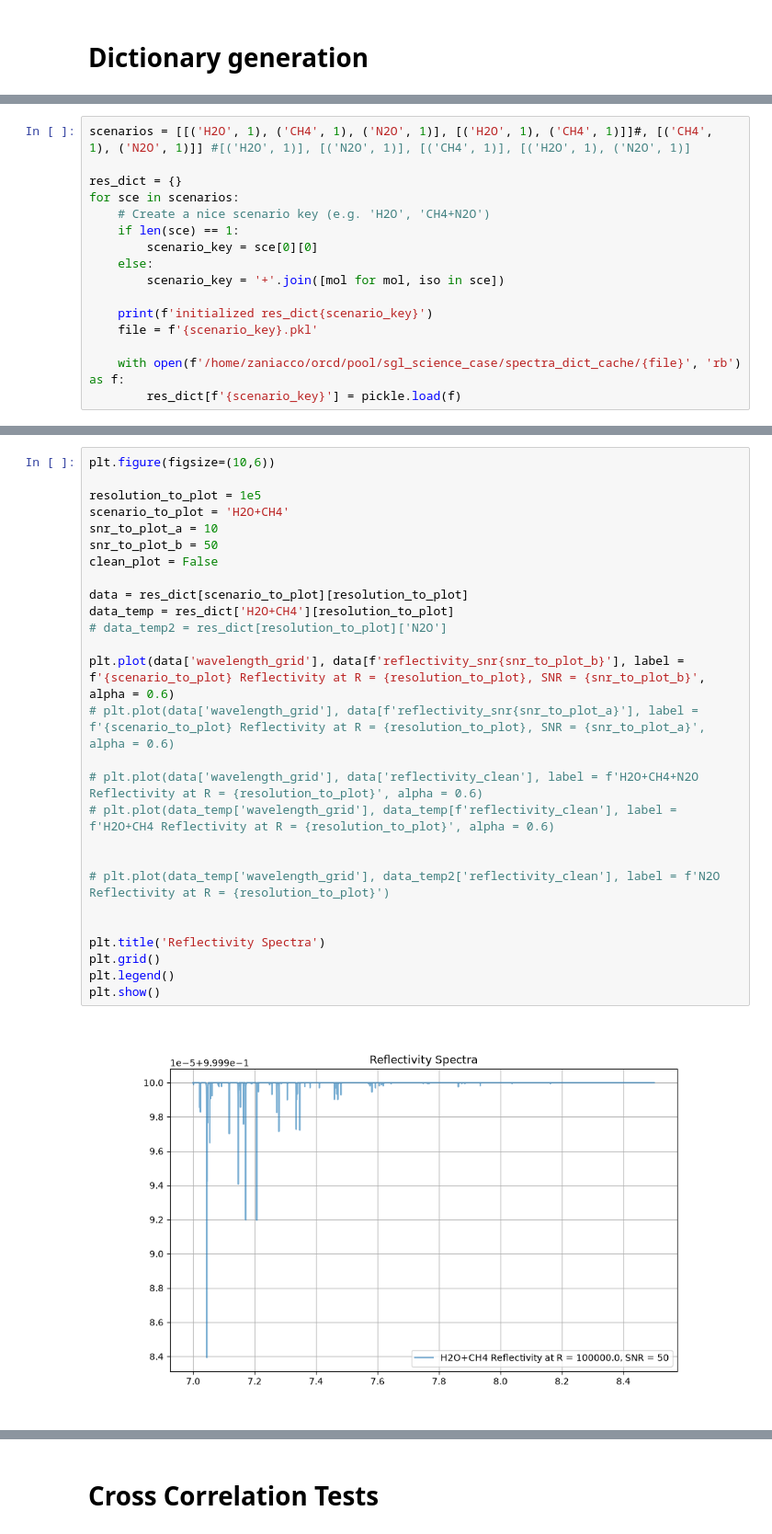
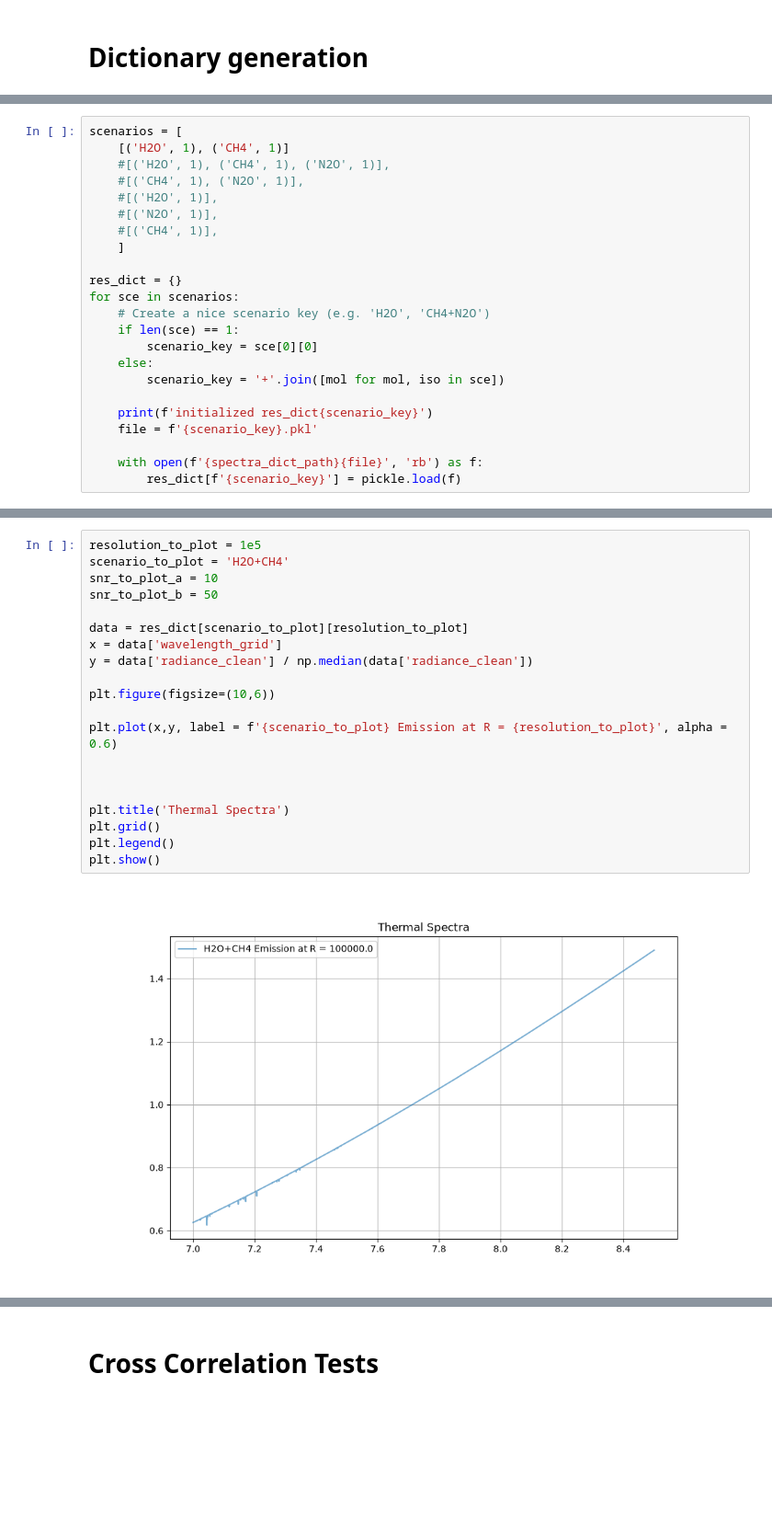
Before and after one commit to zanecollins/sgl_science_case, a Jupyter notebook: sgl_science_case/notebooks/reflectivity_model_cc_tests.ipynb, the cells around one changed output, grey strips where cells are left out. Shown at 92% size. Drawn from its saved outputs; the diff is of its cells as text; blank space fills up the shorter version.

Commit message:
build: thermal emission model verified

```diff
--- a/sgl_science_case/notebooks/reflectivity_model_cc_tests.ipynb
+++ b/sgl_science_case/notebooks/reflectivity_model_cc_tests.ipynb
@@ -747,5 +665,12 @@ PROCESSED
 # %%
-scenarios = [[('H2O', 1), ('CH4', 1), ('N2O', 1)], [('H2O', 1), ('CH4', 1)]]#, [('CH4', 1), ('N2O', 1)]] #[('H2O', 1)], [('N2O', 1)], [('CH4', 1)], [('H2O', 1), ('N2O', 1)]
+scenarios = [
+    [('H2O', 1), ('CH4', 1)]
+    #[('H2O', 1), ('CH4', 1), ('N2O', 1)],
+    #[('CH4', 1), ('N2O', 1)],
+    #[('H2O', 1)],
+    #[('N2O', 1)],
+    #[('CH4', 1)],
+    ]
 
 res_dict = {}
 for sce in scenarios:
@@ -758,6 +683,6 @@ for sce in scenarios:
     print(f'initialized res_dict{scenario_key}')
     file = f'{scenario_key}.pkl'
 
-    with open(f'/home/zaniacco/orcd/pool/sgl_science_case/spectra_dict_cache/{file}', 'rb') as f:
+    with open(f'{spectra_dict_path}{file}', 'rb') as f:
         res_dict[f'{scenario_key}'] = pickle.load(f)
 # %% [output]
@@ -766,29 +703,22 @@ initialized res_dictH2O+CH4
 # %%
-plt.figure(figsize=(10,6))
-
 resolution_to_plot = 1e5
 scenario_to_plot = 'H2O+CH4'
 snr_to_plot_a = 10
 snr_to_plot_b = 50
-clean_plot = False
 
 data = res_dict[scenario_to_plot][resolution_to_plot]
-data_temp = res_dict['H2O+CH4'][resolution_to_plot]
-# data_temp2 = res_dict[resolution_to_plot]['N2O']
+x = data['wavelength_grid']
+y = data['radiance_clean'] / np.median(data['radiance_clean'])
 
-plt.plot(data['wavelength_grid'], data[f'reflectivity_snr{snr_to_plot_b}'], label = f'{scenario_to_plot} Reflectivity at R = {resolution_to_plot}, SNR = {snr_to_plot_b}', alpha = 0.6)
-# plt.plot(data['wavelength_grid'], data[f'reflectivity_snr{snr_to_plot_a}'], label = f'{scenario_to_plot} Reflectivity at R = {resolution_to_plot}, SNR = {snr_to_plot_a}', alpha = 0.6)
+plt.figure(figsize=(10,6))
 
-# plt.plot(data['wavelength_grid'], data['reflectivity_clean'], label = f'H2O+CH4+N2O Reflectivity at R = {resolution_to_plot}', alpha = 0.6)
-# plt.plot(data_temp['wavelength_grid'], data_temp[f'reflectivity_clean'], label = f'H2O+CH4 Reflectivity at R = {resolution_to_plot}', alpha = 0.6)
+plt.plot(x,y, label = f'{scenario_to_plot} Emission at R = {resolution_to_plot}', alpha = 0.6)
 
 
-# plt.plot(data_temp['wavelength_grid'], data_temp2['reflectivity_clean'], label = f'N2O Reflectivity at R = {resolution_to_plot}')
 
-
-plt.title('Reflectivity Spectra')
+plt.title('Thermal Spectra')
 plt.grid()
 plt.legend()
 plt.show()
 # %% [output]
-[figure, old version]
+[figure, new version]
```
Also changed, not shown: parts of 12 cells of this notebook, 24 other files.
